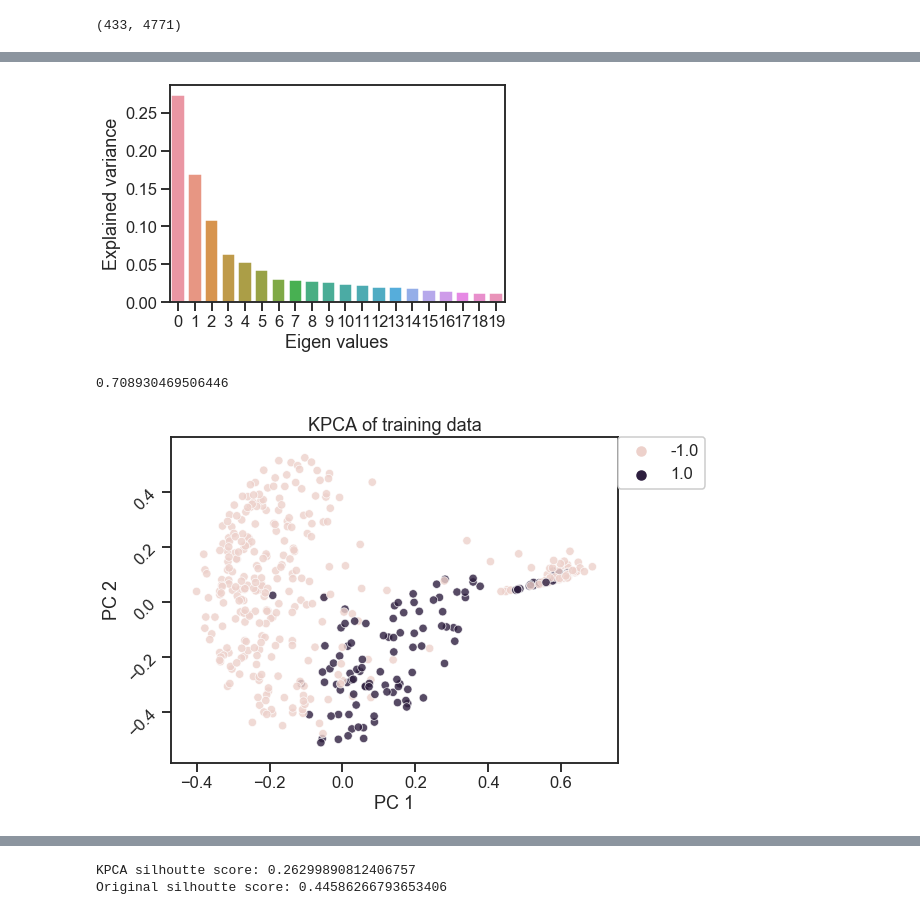
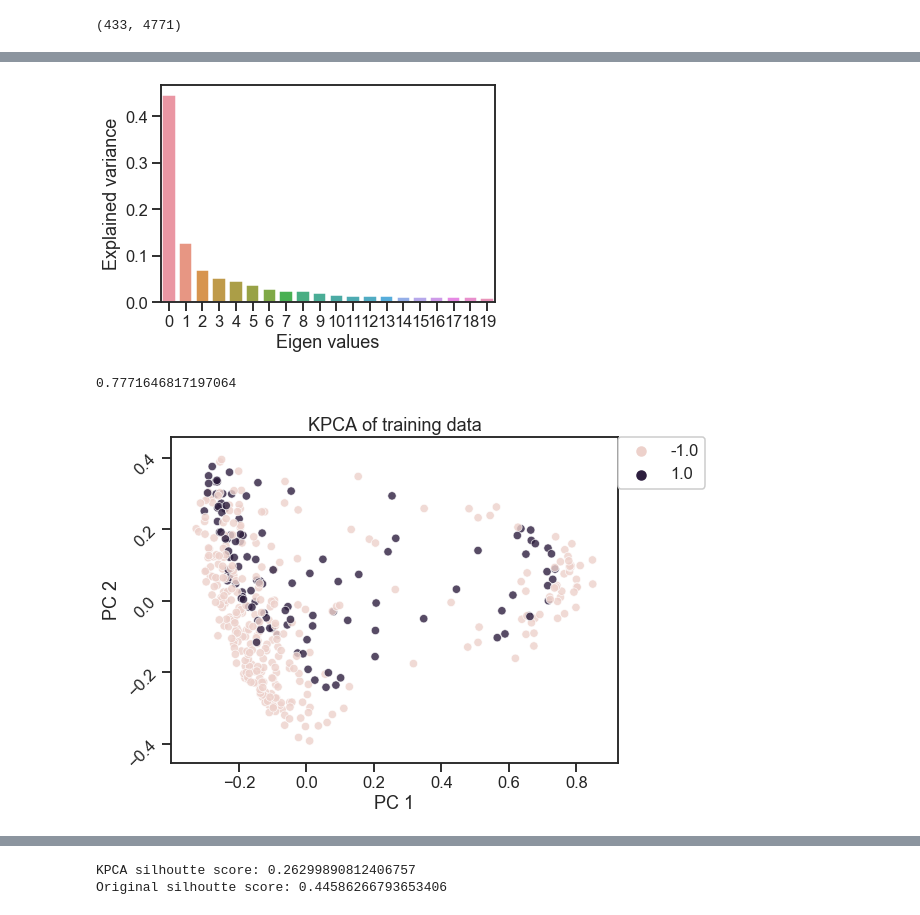
Before and after one commit to TomasSuarezL/oss-stage-2019, a Jupyter notebook: Singleomic Dataset/Singleomic_KPCA.ipynb, the cells around one changed output, grey strips where cells are left out. Saved outputs shown, nothing was run; the diff lists cells and outputs as text; code cells hidden in the pictures.

```diff
--- a/Singleomic Dataset/Singleomic_KPCA.ipynb
+++ b/Singleomic Dataset/Singleomic_KPCA.ipynb
@@ -52,3 +52,11 @@ X_test_select = selector.transform(X_test_norm)
 print(X_train_select.shape)
 # %% [output]
 (433, 4771)
+# %%
+X_std = np.std(X_train)
+ax = sns.boxplot(x=X_std)
+X_threshold = np.percentile(X_std, 75)
+X_select = X_std > X_threshold
+X_train_select = X_train.loc[:,X_select]
+X_test_select = X_test.loc[:,X_select]
+print(X_train.loc[:,X_select].shape)
@@ -55,42 +66,49 @@ print(X_train_select.shape)
+# %%
+scaler = MinMaxScaler()
+X_train_norm = X_train_select
+X_test_norm = X_test_select
+
+X_train_norm = pd.DataFrame(scaler.fit_transform(X_train_norm))
+X_test_norm = pd.DataFrame(scaler.transform(X_test_norm))
 # %%
 ## Perform KPCA
 from sklearn.decomposition import KernelPCA
 
-kpca = KernelPCA(n_components=20, kernel="rbf", gamma=0.008)
-X_kpca = kpca.fit_transform(X_train_select)
-X_test_kpca = kpca.transform(X_test_select)
+kpca = KernelPCA(n_components=20, kernel="rbf", gamma=0.007)
+X_kpca = kpca.fit_transform(X_train_norm)
+X_test_kpca = kpca.transform(X_test_norm)
 
 X_kpca_var = np.var(X_kpca,0)
 X_kpca_var_ratio = X_kpca_var / sum(X_kpca_var)
 
 X_kpca_train_labeled = np.c_[X_kpca , y_train]
 
 sns.barplot(np.arange(np.shape(X_kpca_var_ratio)[0]),X_kpca_var_ratio)
 plt.xlabel("Eigen values")
 plt.ylabel("Explained variance")
 plt.show()
 
 print(X_kpca_var_ratio[:6].sum())
 
 sns.set_style("white")
 sns.set_context("talk")
 sns.set_style("ticks")
 ax1 = plt.subplot()
 sns.scatterplot(x=X_kpca[:,0],
                 y=X_kpca[:,1],
                 alpha = 0.8,
                 s= 70, legend='full',
                 hue=X_kpca_train_labeled[:,-1])
 ax1.legend(bbox_to_anchor=(1, 1), loc=2, borderaxespad=0.,framealpha=1, frameon=True)
 ax1.set_xlabel("PC 1")
 ax1.set_ylabel("PC 2")
 ax1.figure.set_size_inches( (8,6) )
 ax1.set_title("KPCA of training data")
 plt.yticks(rotation=45)
 plt.show()
 
 ## We will use the datasets "X_kpca" and "X_train_norm"
 # %% [output]
-[figure, old version]
+[figure, new version]
-0.708930469506446
+0.7771646817197064
-[figure, old version]
+[figure, new version]
```
Also changed, not shown: parts of 3 cells of this notebook, 5 other files.
